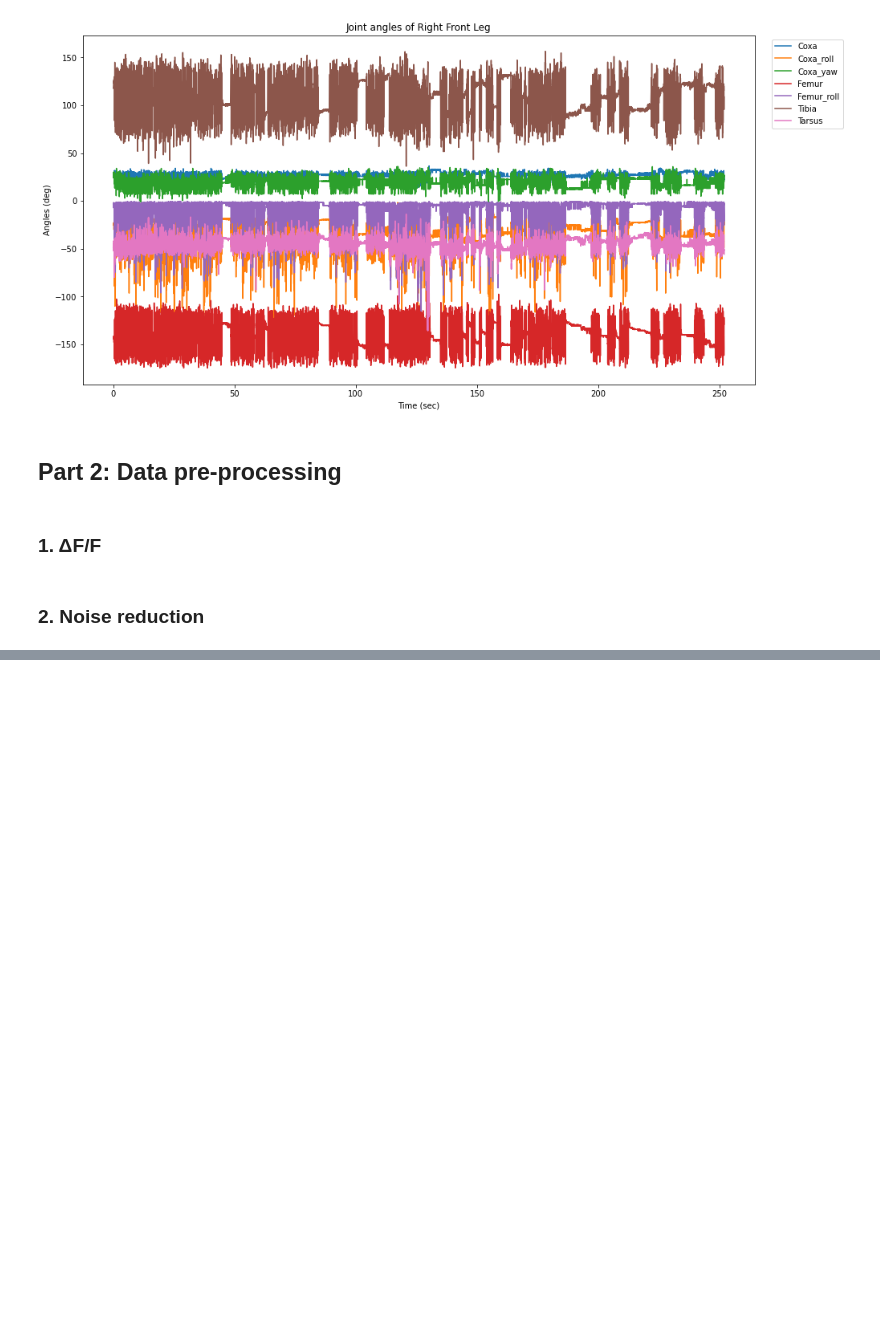
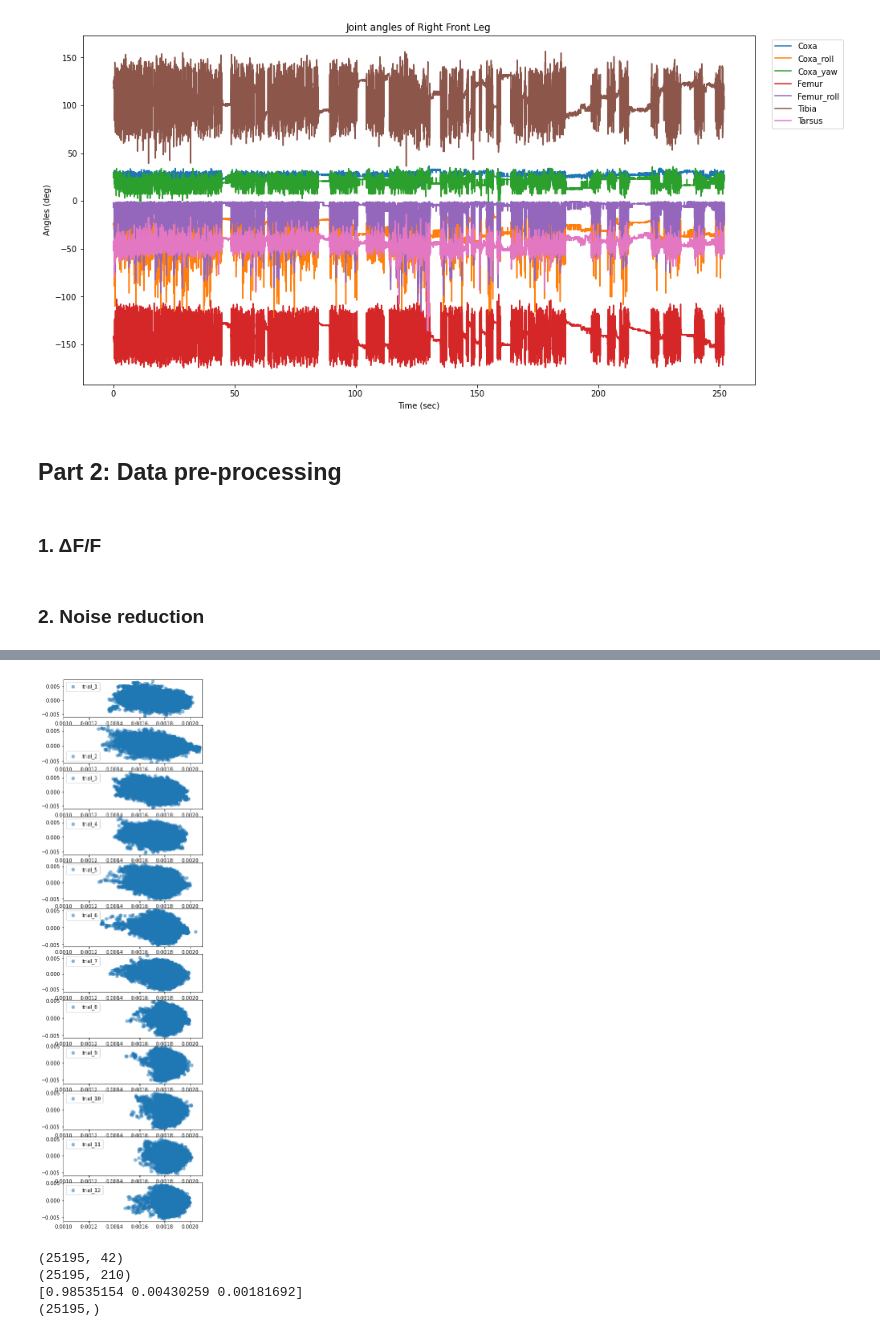
Before and after one commit to Blaise-g/super-duper-Cobar, a Jupyter notebook: Hila.ipynb, the cells around one changed output, grey strips where cells are left out. Cells and saved outputs as stored; diff of their text form; code cells hidden in the pictures; blank space fills up the shorter version.

```diff
--- a/Hila.ipynb
+++ b/Hila.ipynb
@@ -154,0 +189,44 @@ fig.savefig('report_images/w8_all_joint.png')
+# %%
+nb_smpl_frame = 25200
+nb_trails = 12
+
+fig, ax = plt.subplots(nrows = nb_trials, ncols = 1, figsize = (5,20))
+ax.ravel
+ytick = []
+for i in np.arange(nb_trails):
+    start_id = i*nb_samples_in_frame
+    ax[i].scatter(pca.components_[0][start_id:start_id+nb_smpl_frame], pca.components_[1][start_id:start_id+nb_smpl_frame], alpha = 0.5)
+
+    labels = ['trial_' + str(i+1)]
+    ax[i].set_xlim([0.001,0.0021])
+    ax[i].legend(labels)
+# %% [output]
+[figure, added]
+# %%
+#PCA with added time delayed features
+#time as samples and joint angles+delay as features.
+#for trial 8
+from sklearn.decomposition import PCA
+time_delay = 5
+# extract only angles
+beh_signals_trial_8 = beh_df[beh_df.index.get_level_values("Trial")==8]
+B = beh_signals_trial_8.iloc[:,2:44]
+
+B_aug = pd.DataFrame()
+for i in range(1, time_delay) :
+    B_aug = pd.concat([B_aug, B.shift(i)], axis=1, ignore_index=True)
+print(np.shape(B[time_delay:]))
+
+#B with time dynamics
+B_dyn = pd.concat([B[time_delay:], B_aug[time_delay:]], axis=1, ignore_index=True)
+print(np.shape(B_dyn))
+
+pca_dyn= PCA(n_components=3)
+B_new= pca_dyn.fit_transform(np.transpose(B_dyn))
+print(pca_dyn.explained_variance_ratio_)
+print(np.shape(pca_dyn.components_[0]))
+# %% [output]
+(25195, 42)
+(25195, 210)
+[0.98535154 0.00430259 0.00181692]
+(25195,)
```
Also changed, not shown: parts of 7 cells of this notebook.
